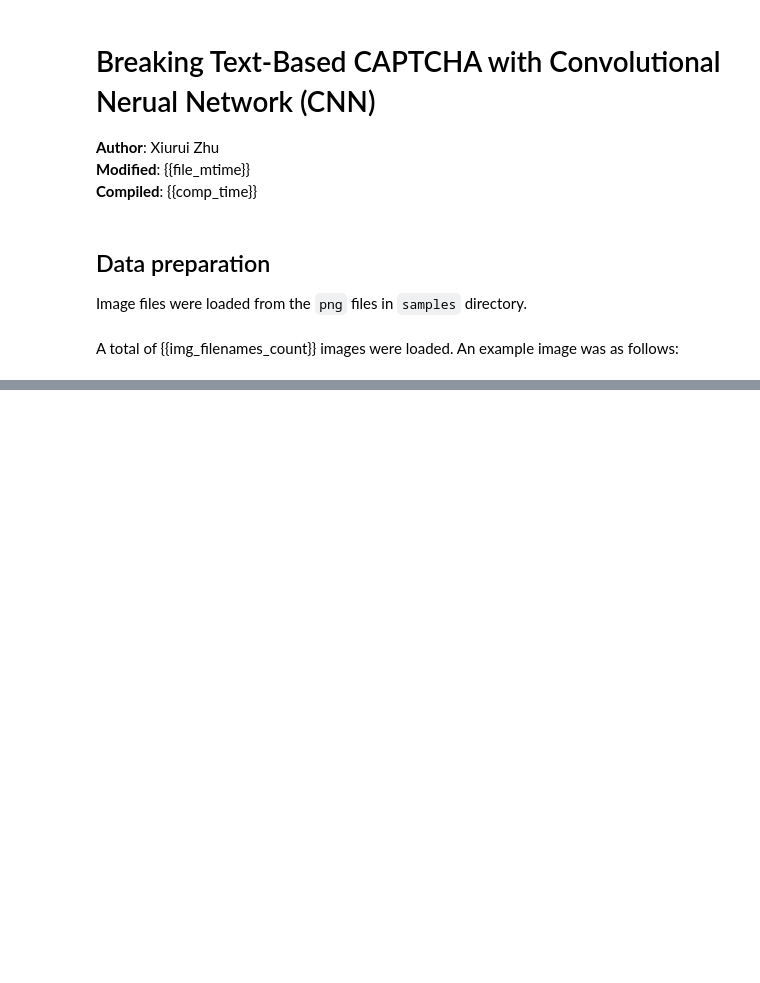
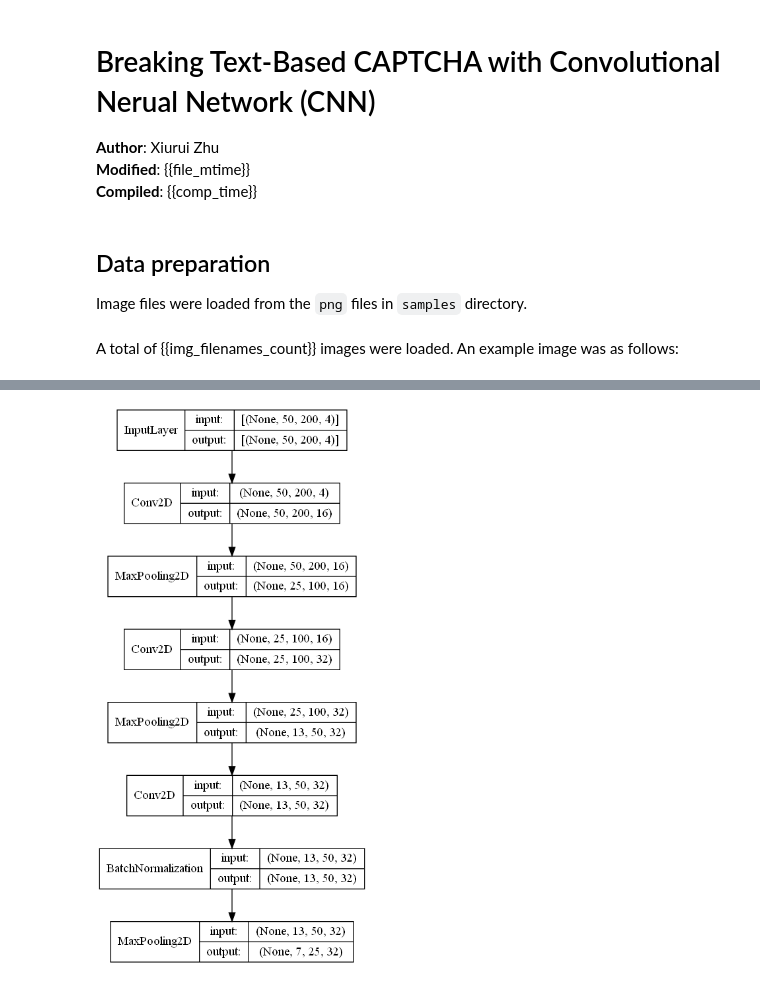
Before and after one commit to zhuxr11/CAPTCHA-recognition-keras-python-5-digits, a Jupyter notebook: README.ipynb, the cells around one changed output, grey strips where cells are left out. Cells and saved outputs as stored; diff of their text form; code cells hidden in the pictures; blank space fills up the shorter version.

```diff
--- a/README.ipynb
+++ b/README.ipynb
@@ -27,0 +62,22 @@ pyplot.imshow(img_data[1]);
+# %%
+import tensorflow
+from tensorflow import keras
+from tensorflow.keras import layers
+tensorflow.random.set_seed(599)
+
+# Define the convolutional model
+input_layer = keras.Input(shape = np.shape(data_x)[1:])
+conv_layer = layers.Conv2D(16, kernel_size = (3, 3), padding = "same", activation = "relu")(input_layer)
+conv_layer = layers.MaxPooling2D(pool_size = (2, 2), padding = "same")(conv_layer)
+conv_layer = layers.Conv2D(32, kernel_size = (3, 3), padding = "same", activation = "relu")(conv_layer)
+conv_layer = layers.MaxPooling2D(pool_size = (2, 2), padding = "same")(conv_layer)
+conv_layer = layers.Conv2D(32, kernel_size = (3, 3), padding = "same", activation = "relu")(conv_layer)
+conv_layer = layers.BatchNormalization()(conv_layer)
+conv_layer = layers.MaxPooling2D(pool_size = (2, 2), padding = "same")(conv_layer)
+conv_layer_flatten = layers.Flatten()(conv_layer)
+
+conv_model = keras.Model(inputs = input_layer, outputs = conv_layer)
+
+keras.utils.plot_model(conv_model, to_file = "conv_model.png", show_shapes = True, show_layer_names = False)
+# %% [output]
+[figure, added]
```
Also changed, not shown: parts of 18 cells of this notebook, 14 other files.
